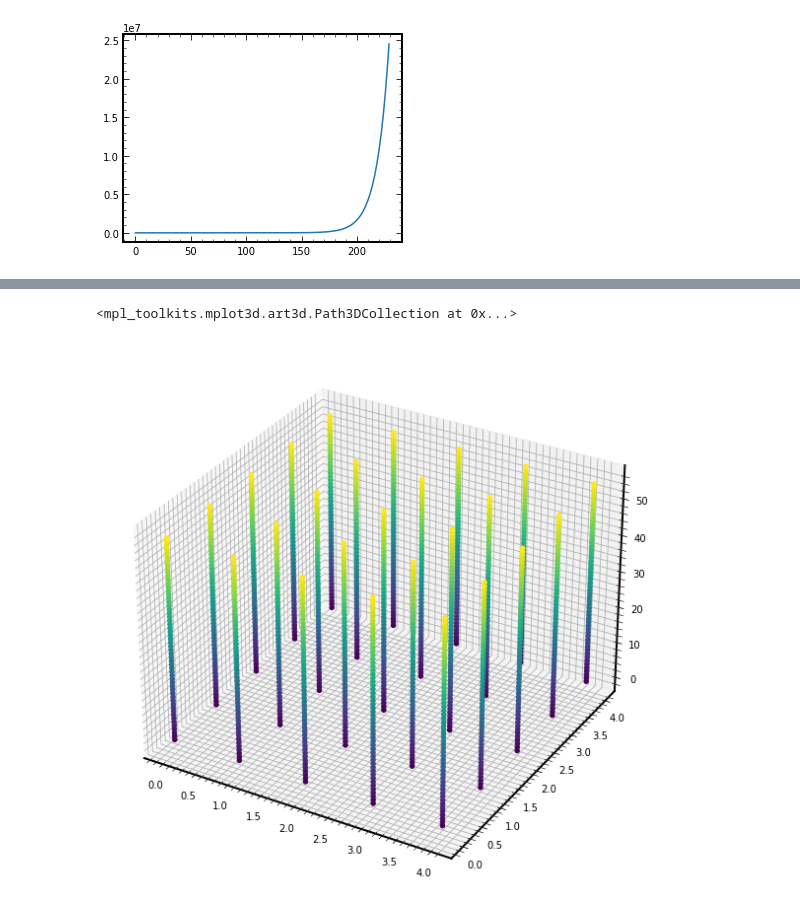
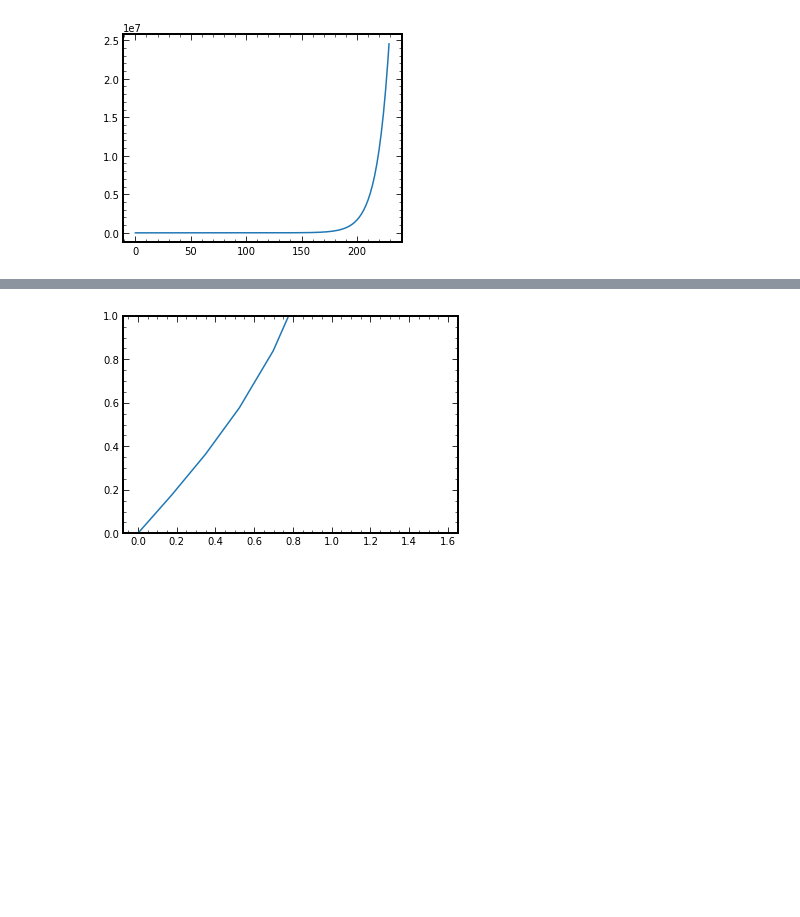
Before and after one commit to nohg/SiliconM3DAnalysis, a Jupyter notebook: Temp_depth.ipynb, the cells around one changed output, grey strips where cells are left out. Drawn from its saved outputs; the diff is of its cells as text; code cells hidden in the pictures; blank space fills up the shorter version.

```diff
--- a/Temp_depth.ipynb
+++ b/Temp_depth.ipynb
@@ -93,9 +130,14 @@ plt.plot(atmo_3DNLTE.hav('tau'))
+# %%
+%matplotlib inline
+x = np.linspace(0,np.pi/2, 10)
+plt.plot(x, np.tan(x))
+plt.ylim(0,1)
+plt.show()
+# %% [output]
+[figure, added]
 # %%
-fig = plt.figure(figsize=(10,10))
-ax= fig.add_subplot(111, projection='3d')
-data = atmo_1DNLTE.temp
-x, y, z = data.nonzero()
-ax.scatter(x, y, z, c=z, alpha=1)
+# fig = plt.figure(figsize=(10,10))
+# ax= fig.add_subplot(111, projection='3d')
+# data = atmo_3DNLTE.tau
+# x, y, z = data.nonzero()
+# ax.scatter(x, y, z, c=z, alpha=1)
-# %% [output]
-<mpl_toolkits.mplot3d.art3d.Path3DCollection at 0x...>
-[figure, removed]
```
Also changed, not shown: parts of 37 cells of this notebook.
